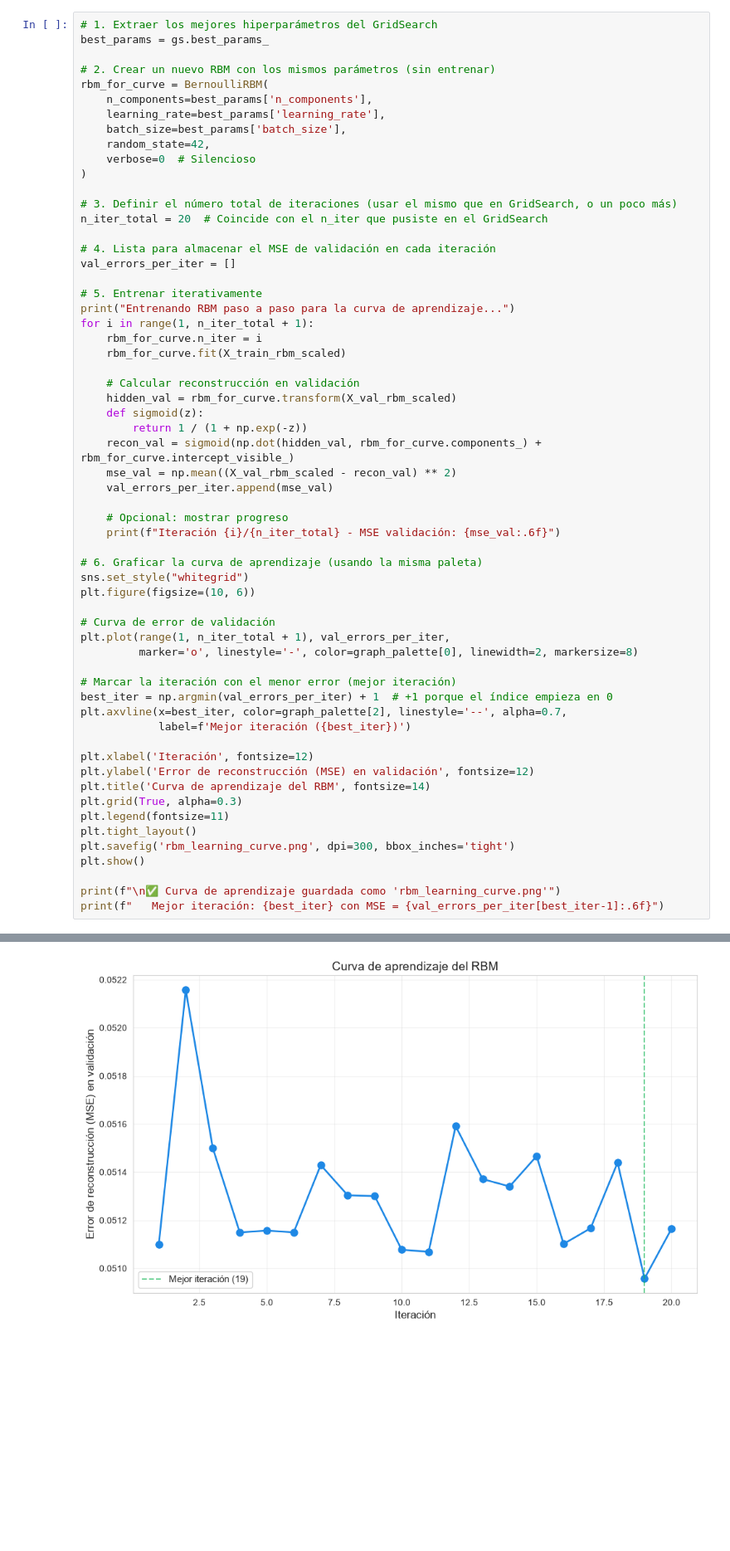
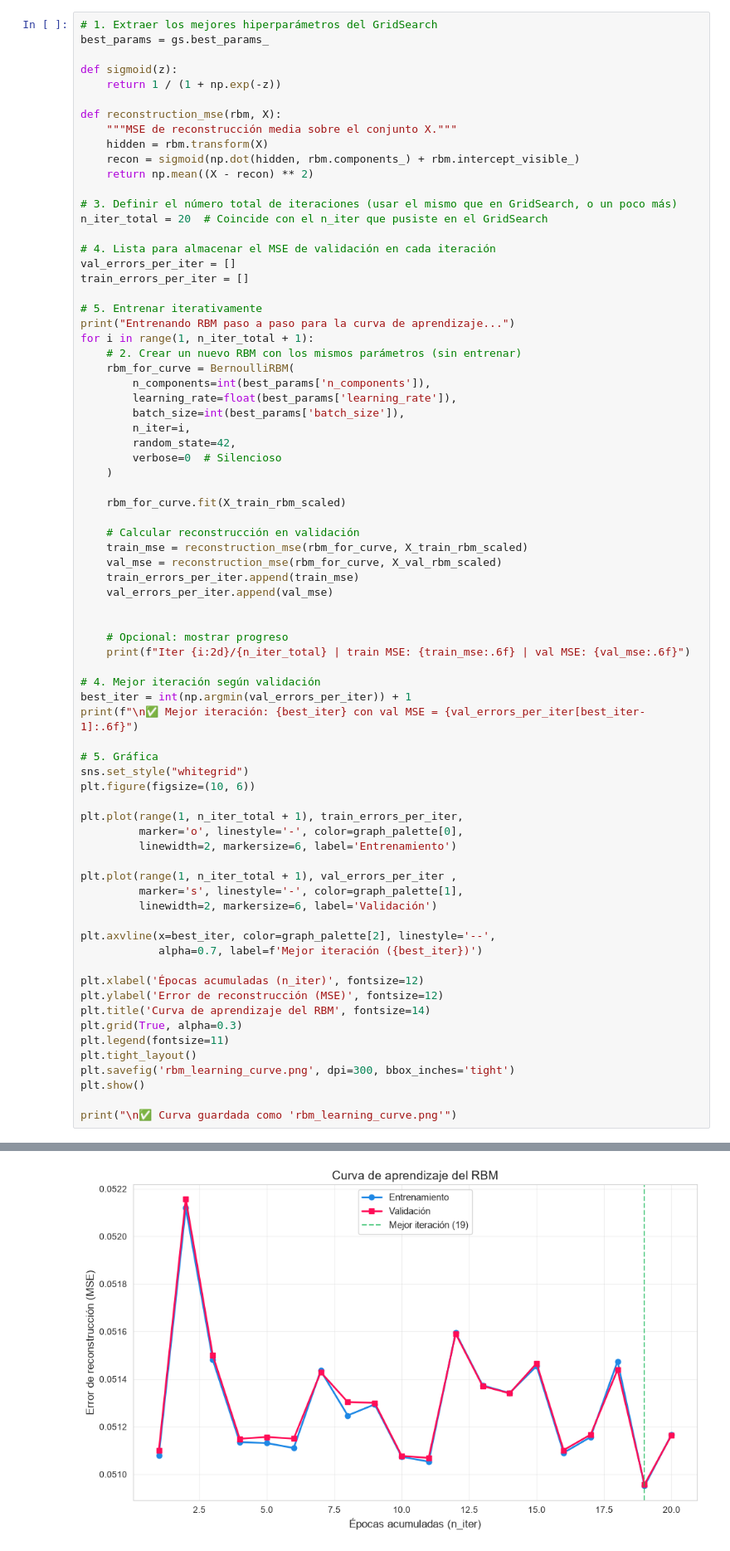
Before and after one commit to pabloosmo/tfm, a Jupyter notebook: tfm_notebook.ipynb, the cells around one changed output, grey strips where cells are left out. Shown at 83% size. Saved outputs shown, nothing was run; the diff lists cells and outputs as text; blank space fills up the shorter version.

Commit message:
rbm-learning-curve
Added the implementation for the RBM learning curve.

```diff
--- a/tfm_notebook.ipynb
+++ b/tfm_notebook.ipynb
@@ -1939,53 +1977,68 @@ threshold: 0.138320
 # 1. Extraer los mejores hiperparámetros del GridSearch
 best_params = gs.best_params_
 
-# 2. Crear un nuevo RBM con los mismos parámetros (sin entrenar)
-rbm_for_curve = BernoulliRBM(
-    n_components=best_params['n_components'],
-    learning_rate=best_params['learning_rate'],
-    batch_size=best_params['batch_size'],
-    random_state=42,
-    verbose=0  # Silencioso
-)
+def sigmoid(z):
+    return 1 / (1 + np.exp(-z))
+
+def reconstruction_mse(rbm, X):
+    """MSE de reconstrucción media sobre el conjunto X."""
+    hidden = rbm.transform(X)
+    recon = sigmoid(np.dot(hidden, rbm.components_) + rbm.intercept_visible_)
+    return np.mean((X - recon) ** 2)
 
 # 3. Definir el número total de iteraciones (usar el mismo que en GridSearch, o un poco más)
 n_iter_total = 20  # Coincide con el n_iter que pusiste en el GridSearch
 
 # 4. Lista para almacenar el MSE de validación en cada iteración
 val_errors_per_iter = []
+train_errors_per_iter = []
 
 # 5. Entrenar iterativamente
 print("Entrenando RBM paso a paso para la curva de aprendizaje...")
 for i in range(1, n_iter_total + 1):
-    rbm_for_curve.n_iter = i
+    # 2. Crear un nuevo RBM con los mismos parámetros (sin entrenar)
+    rbm_for_curve = BernoulliRBM(
+        n_components=int(best_params['n_components']),
+        learning_rate=float(best_params['learning_rate']),
+        batch_size=int(best_params['batch_size']),
+        n_iter=i,
+        random_state=42,
+        verbose=0  # Silencioso
+    )
+
     rbm_for_curve.fit(X_train_rbm_scaled)
 
     # Calcular reconstrucción en validación
-    hidden_val = rbm_for_curve.transform(X_val_rbm_scaled)
-    def sigmoid(z):
-        return 1 / (1 + np.exp(-z))
-    recon_val = sigmoid(np.dot(hidden_val, rbm_for_curve.components_) + rbm_for_curve.intercept_visible_)
-    mse_val = np.mean((X_val_rbm_scaled - recon_val) ** 2)
-    val_errors_per_iter.append(mse_val)
+    train_mse = reconstruction_mse(rbm_for_curve, X_train_rbm_scaled)
+    val_mse = reconstruction_mse(rbm_for_curve, X_val_rbm_scaled)
+    train_errors_per_iter.append(train_mse)
+    val_errors_per_iter.append(val_mse)
+
 
     # Opcional: mostrar progreso
-    print(f"Iteración {i}/{n_iter_total} - MSE validación: {mse_val:.6f}")
+    print(f"Iter {i:2d}/{n_iter_total} | train MSE: {train_mse:.6f} | val MSE: {val_mse:.6f}")
 
-# 6. Graficar la curva de aprendizaje (usando la misma paleta)
+# 4. Mejor iteración según validación
+best_iter = int(np.argmin(val_errors_per_iter)) + 1
+print(f"\n✅ Mejor iteración: {best_iter} con val MSE = {val_errors_per_iter[best_iter-1]:.6f}")
+
+# 5. Gráfica
 sns.set_style("whitegrid")
 plt.figure(figsize=(10, 6))
 
-# Curva de error de validación
-plt.plot(range(1, n_iter_total + 1), val_errors_per_iter,
-         marker='o', linestyle='-', color=graph_palette[0], linewidth=2, markersize=8)
+plt.plot(range(1, n_iter_total + 1), train_errors_per_iter,
+         marker='o', linestyle='-', color=graph_palette[0],
+         linewidth=2, markersize=6, label='Entrenamiento')
 
-# Marcar la iteración con el menor error (mejor iteración)
-best_iter = np.argmin(val_errors_per_iter) + 1  # +1 porque el índice empieza en 0
-plt.axvline(x=best_iter, color=graph_palette[2], linestyle='--', alpha=0.7,
-            label=f'Mejor iteración ({best_iter})')
+plt.plot(range(1, n_iter_total + 1), val_errors_per_iter ,
+         marker='s', linestyle='-', color=graph_palette[1],
+         linewidth=2, markersize=6, label='Validación')
 
-plt.xlabel('Iteración', fontsize=12)
-plt.ylabel('Error de reconstrucción (MSE) en validación', fontsize=12)
+plt.axvline(x=best_iter, color=graph_palette[2], linestyle='--',
+            alpha=0.7, label=f'Mejor iteración ({best_iter})')
+
+plt.xlabel('Épocas acumuladas (n_iter)', fontsize=12)
+plt.ylabel('Error de reconstrucción (MSE)', fontsize=12)
 plt.title('Curva de aprendizaje del RBM', fontsize=14)
 plt.grid(True, alpha=0.3)
 plt.legend(fontsize=11)
@@ -1993,7 +2046,6 @@ plt.tight_layout()
 plt.savefig('rbm_learning_curve.png', dpi=300, bbox_inches='tight')
 plt.show()
 
-print(f"\n✅ Curva de aprendizaje guardada como 'rbm_learning_curve.png'")
-print(f"   Mejor iteración: {best_iter} con MSE = {val_errors_per_iter[best_iter-1]:.6f}")
+print("\n✅ Curva guardada como 'rbm_learning_curve.png'")
 # %% [output]
 Entrenando RBM paso a paso para la curva de aprendizaje...
@@ -2016 +2068 @@ Iteración 20/20 - MSE validación: 0.051165
-[figure, old version]
+[figure, new version]
```
Also changed, not shown: parts of 28 cells of this notebook.
